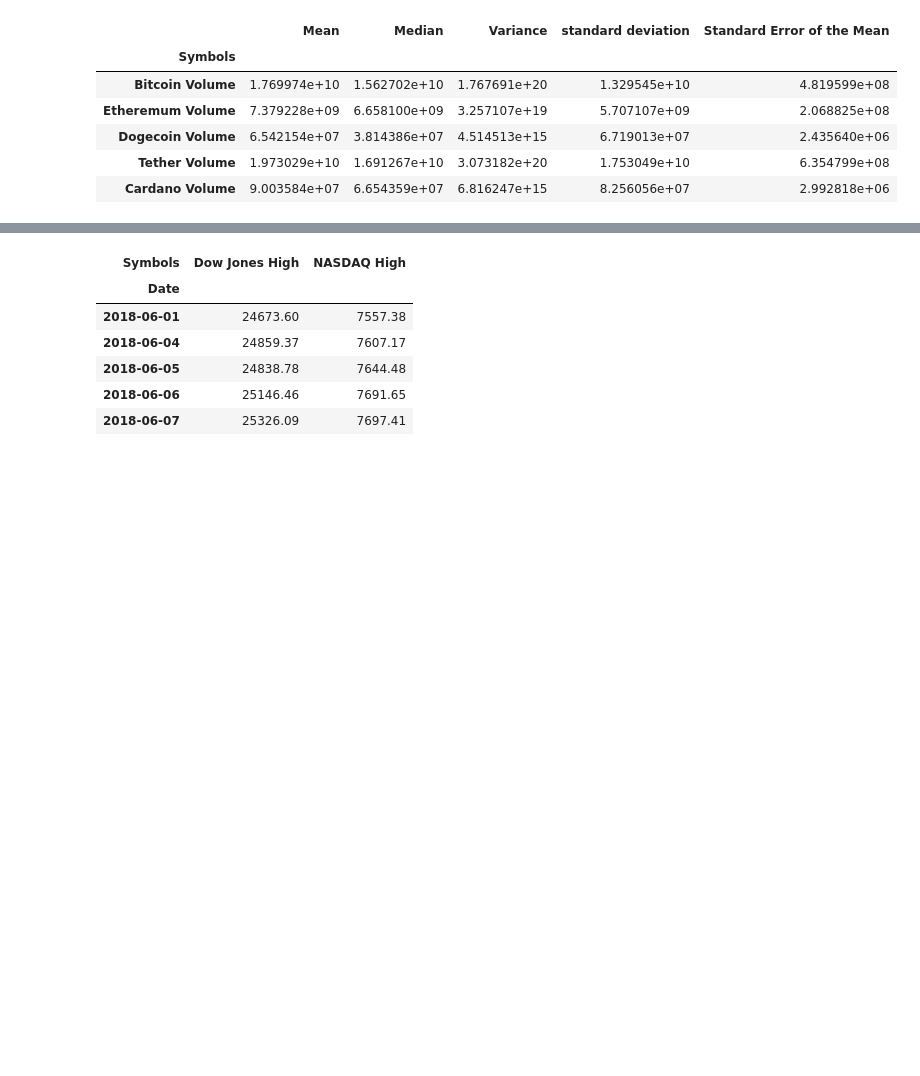
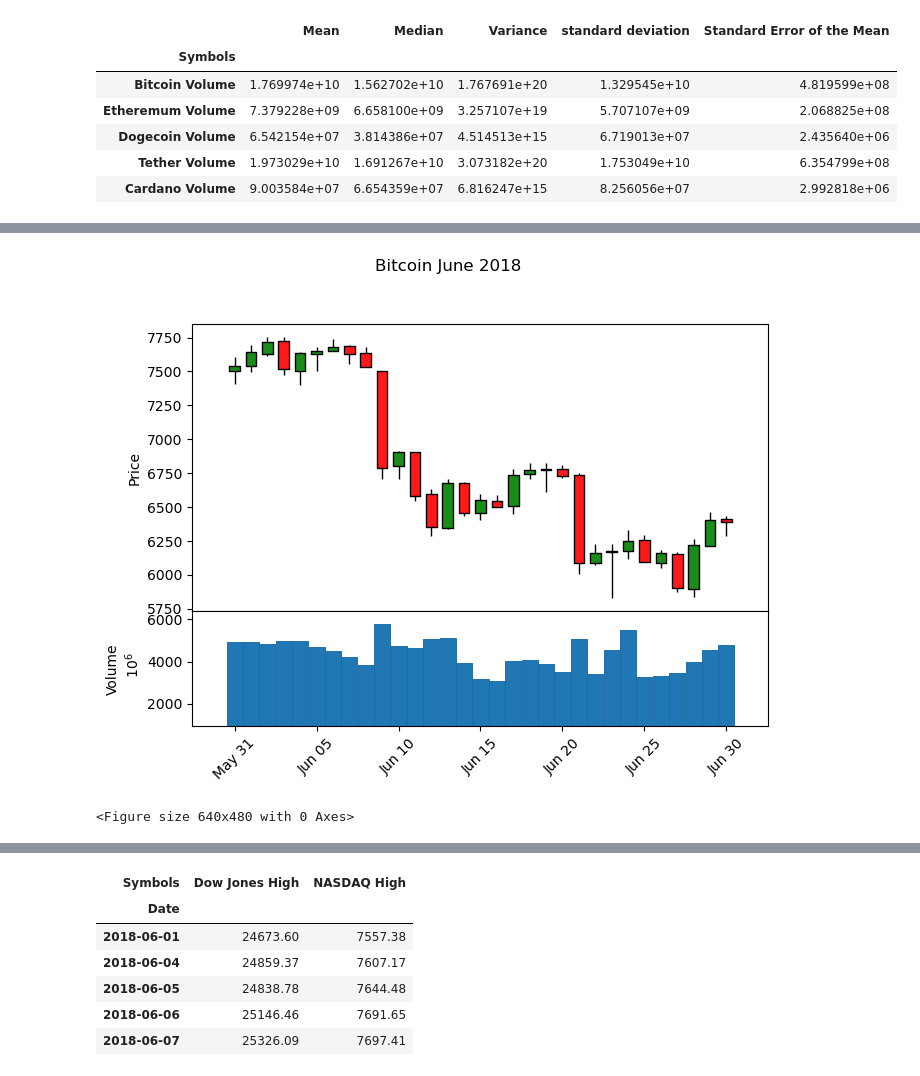
Before and after one commit to ashleighdevito/Cryptocurrency, a Jupyter notebook: Analysis/Working_Scripts/cryptocurrencis.ipynb, the cells around one changed output, grey strips where cells are left out. Cells and saved outputs as stored; diff of their text form; code cells hidden in the pictures; blank space fills up the shorter version.

```diff
--- a/Analysis/Working_Scripts/cryptocurrencis.ipynb
+++ b/Analysis/Working_Scripts/cryptocurrencis.ipynb
@@ -196,0 +212,15 @@ crypto_volume[["Bitcoin Volume","Etheremum Volume","Dogecoin Volume","Tether Vol
+# %%
+#bitcoin price and volume june 2018
+bitcoin_june18 =data.DataReader("BTC-USD", "yahoo", "2018-06-01","2018-06-30")
+
+#plot
+bitcoin_june18_plot = mpf.plot(bitcoin_june18, type='candle', title='Bitcoin June 2018',ylabel='Price', ylabel_lower='Volume',volume=True, style = market_style)
+
+#save plot
+plt.savefig("output/bitcoin_june2018.jpg")
+
+#Display
+bitcoin_june18_plot
+# %% [output]
+[figure, added]
+<Figure size 640x480 with 0 Axes>
```
Also changed, not shown: parts of 21 cells of this notebook, 17 other files.
